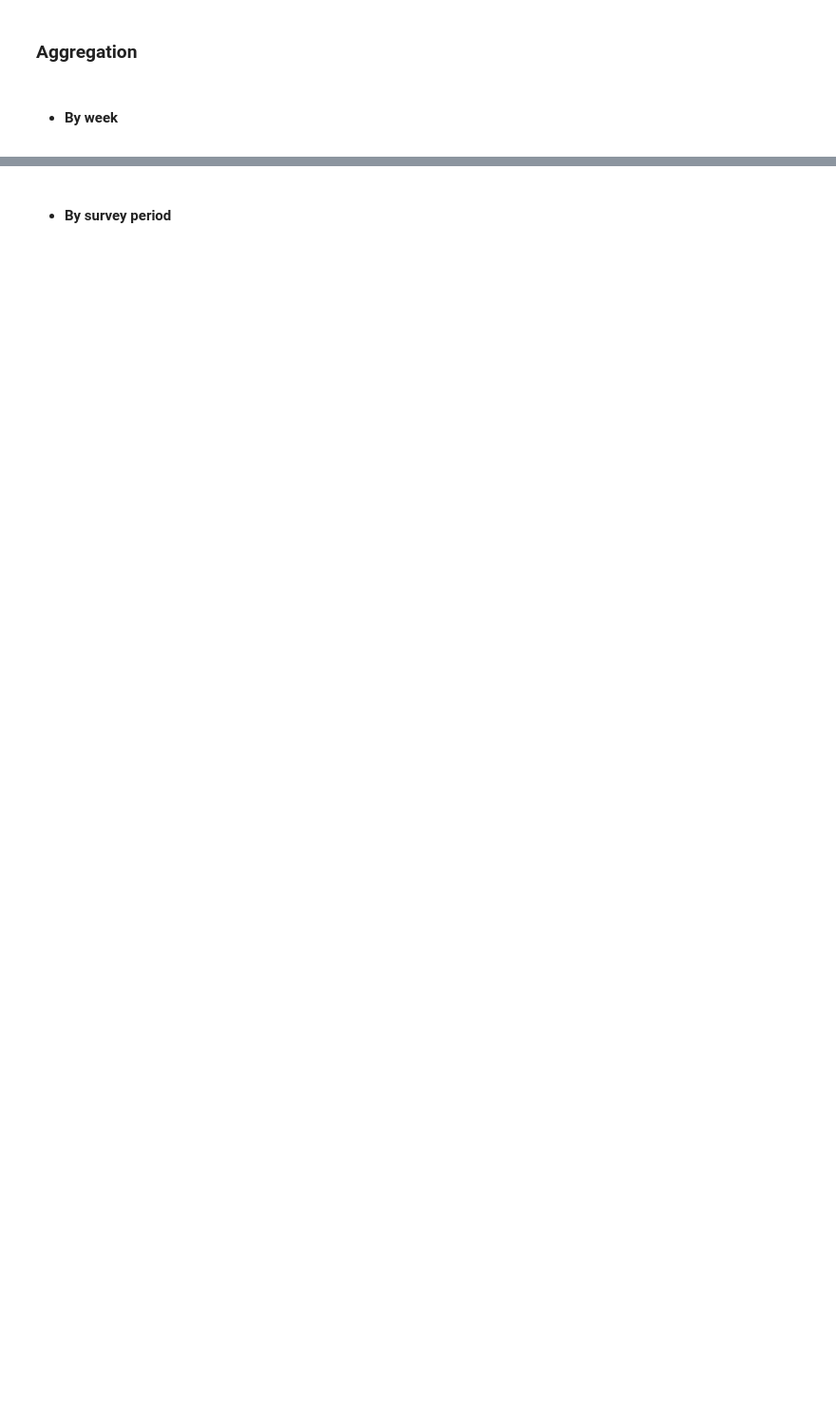
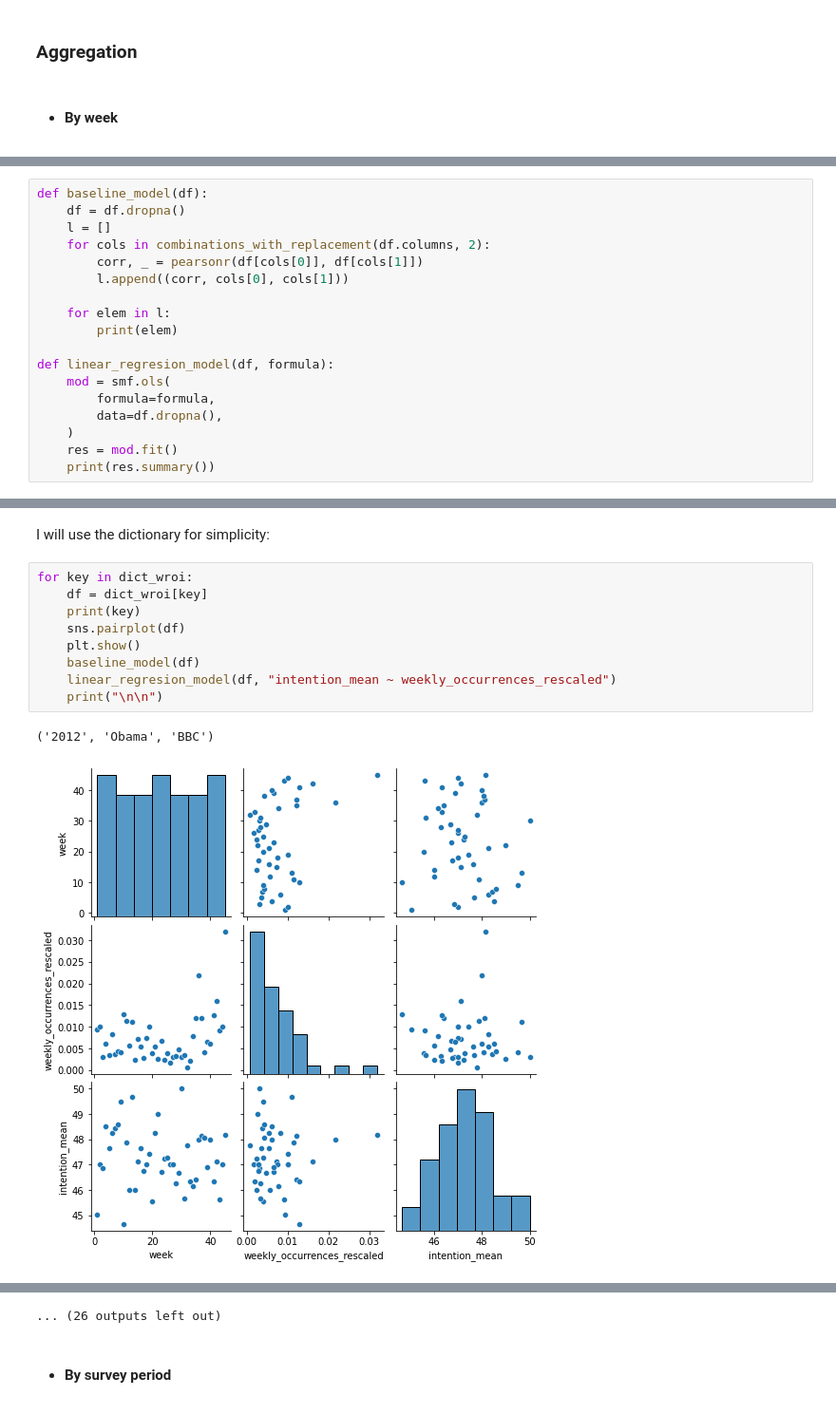
Before and after one commit to epfl-ada/ada-2021-project-sars, a Jupyter notebook: correlation analysis.ipynb, the cells around one changed output, grey strips where cells are left out. Shown: that part at 95% size. Cells and saved outputs as stored; diff of their text form; blank space fills up the shorter version.

```diff
--- a/correlation analysis.ipynb
+++ b/correlation analysis.ipynb
@@ -159,0 +329,18 @@ df_candidate.groupby(["type"]).head()
+# %%
+def baseline_model(df):
+    df = df.dropna()
+    l = []
+    for cols in combinations_with_replacement(df.columns, 2):
+        corr, _ = pearsonr(df[cols[0]], df[cols[1]])
+        l.append((corr, cols[0], cols[1]))
+
+    for elem in l:
+        print(elem)
+
+def linear_regresion_model(df, formula):
+    mod = smf.ols(
+        formula=formula,
+        data=df.dropna(),
+    )
+    res = mod.fit()
+    print(res.summary())
@@ -159,0 +355,14 @@ df_candidate.groupby(["type"]).head()
+# %% [markdown]
+I will use the dictionary for simplicity:
+# %%
+for key in dict_wroi:
+    df = dict_wroi[key]
+    print(key)
+    sns.pairplot(df)
+    plt.show()
+    baseline_model(df)
+    linear_regresion_model(df, "intention_mean ~ weekly_occurrences_rescaled")
+    print("\n\n")
+# %% [output]
+('2012', 'Obama', 'BBC')
+[figure, added]
@@ -160,2 +459,3 @@ df_candidate.groupby(["type"]).head()
+... (26 outputs left out)
 # %% [markdown]
 - #### By survey period
```
Also changed, not shown: parts of 27 cells of this notebook.
